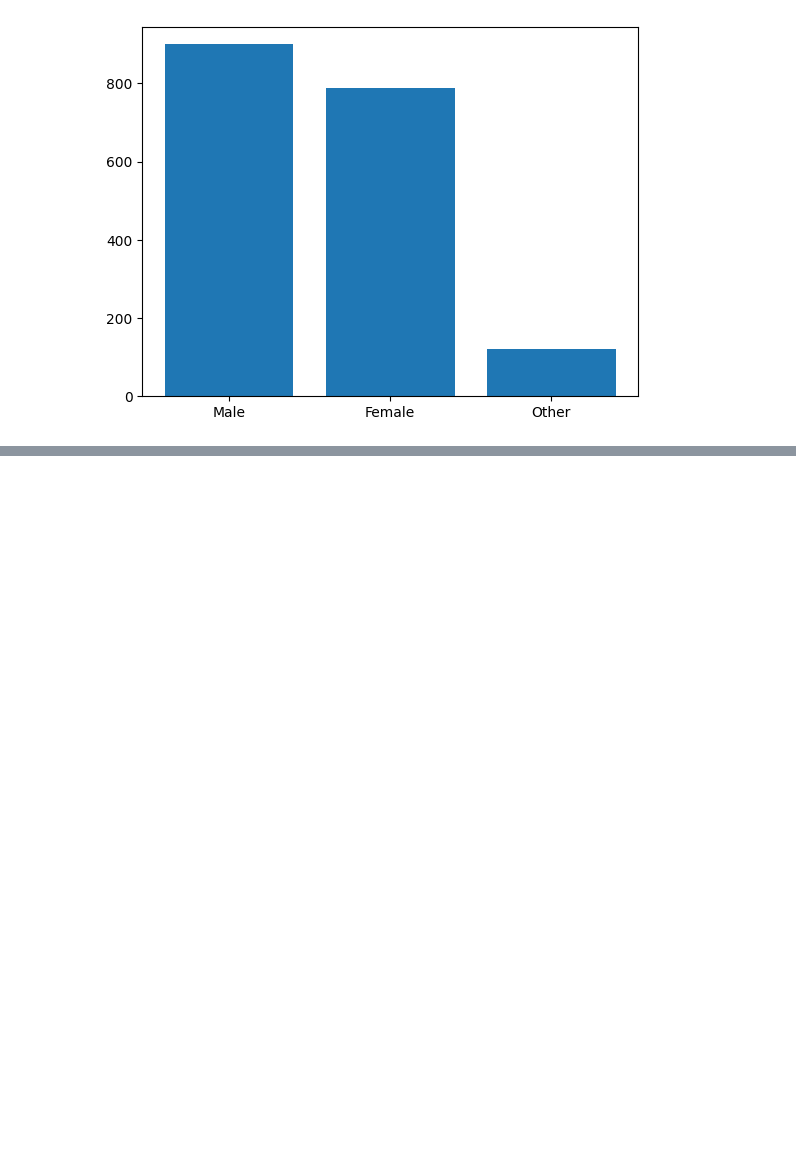
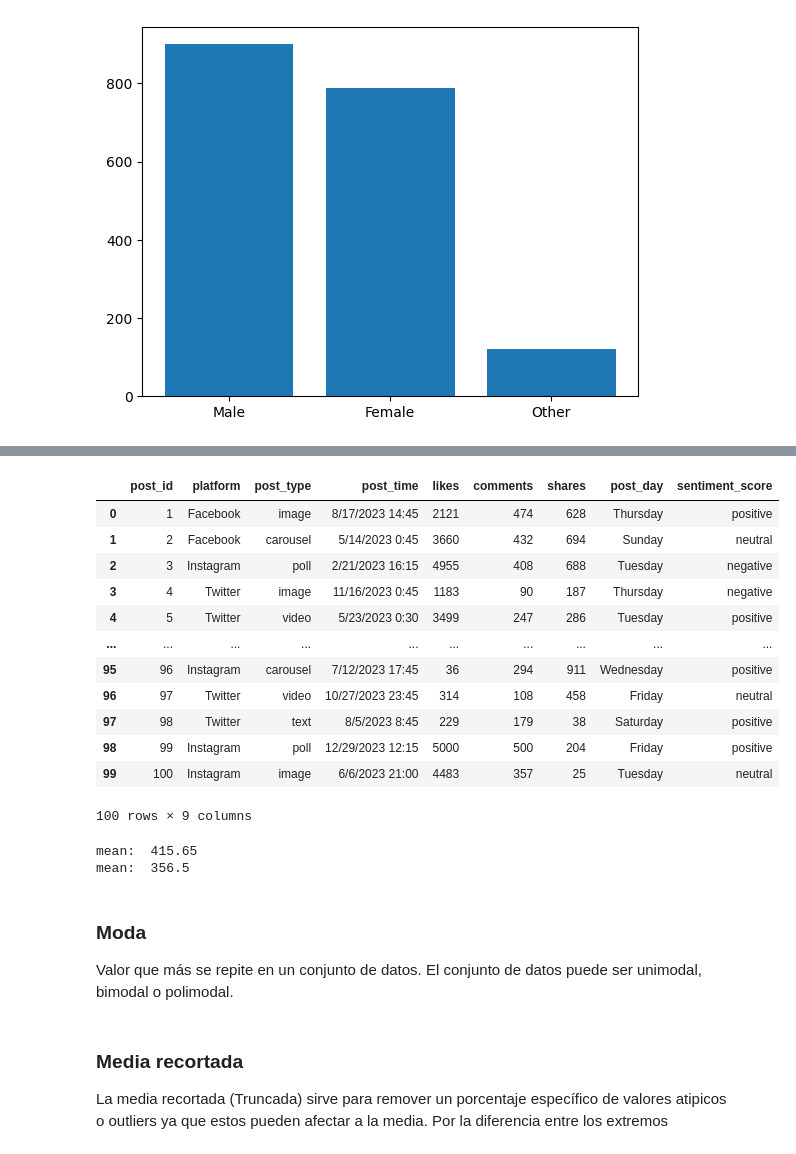
Before and after one commit to femm34/statistics-ml, a Jupyter notebook: estadistica.ipynb, the cells around one changed output, grey strips where cells are left out. Drawn from its saved outputs; the diff is of its cells as text; code cells hidden in the pictures; blank space fills up the shorter version.

```diff
--- a/estadistica.ipynb
+++ b/estadistica.ipynb
@@ -116,0 +124,31 @@ plt.show()
+# %%
+import pandas as pd
+
+csv_dataset = pd.read_csv('../../Downloads/social_media_engagement1.csv')
+csv_dataset
+# %% [output]
+|  | post_id | platform | post_type | post_time | likes | comments | shares | post_day | sentiment_score |
+| 0 | 1 | Facebook | image | 8/17/2023 14:45 | 2121 | 474 | 628 | Thursday | positive |
+| 1 | 2 | Facebook | carousel | 5/14/2023 0:45 | 3660 | 432 | 694 | Sunday | neutral |
+| 2 | 3 | Instagram | poll | 2/21/2023 16:15 | 4955 | 408 | 688 | Tuesday | negative |
+| 3 | 4 | Twitter | image | 11/16/2023 0:45 | 1183 | 90 | 187 | Thursday | negative |
+| 4 | 5 | Twitter | video | 5/23/2023 0:30 | 3499 | 247 | 286 | Tuesday | positive |
+| ... | ... | ... | ... | ... | ... | ... | ... | ... | ... |
+| 95 | 96 | Instagram | carousel | 7/12/2023 17:45 | 36 | 294 | 911 | Wednesday | positive |
+| 96 | 97 | Twitter | video | 10/27/2023 23:45 | 314 | 108 | 458 | Friday | neutral |
+| 97 | 98 | Twitter | text | 8/5/2023 8:45 | 229 | 179 | 38 | Saturday | positive |
+| 98 | 99 | Instagram | poll | 12/29/2023 12:15 | 5000 | 500 | 204 | Friday | positive |
+| 99 | 100 | Instagram | image | 6/6/2023 21:00 | 4483 | 357 | 25 | Tuesday | neutral |
+100 rows × 9 columns
+# %%
+print("mean: ", csv_dataset['shares'].mean())
+print("mean: ", csv_dataset['shares'].median())
+# %% [output]
+mean:  415.65
+mean:  356.5
+# %% [markdown]
+### Moda
+Valor que más se repite en un conjunto de datos. El conjunto de datos puede ser unimodal, bimodal o polimodal.
+# %% [markdown]
+### Media recortada
+La media recortada (Truncada) sirve para remover un porcentaje específico de valores atipicos o outliers ya que estos pueden afectar a la media. Por la diferencia entre los extremos
```
Also changed, not shown: parts of 1 cell of this notebook.
